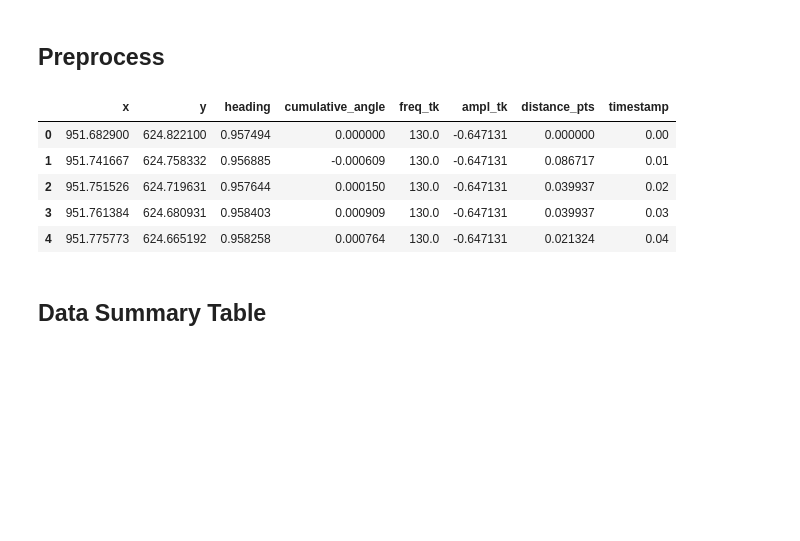
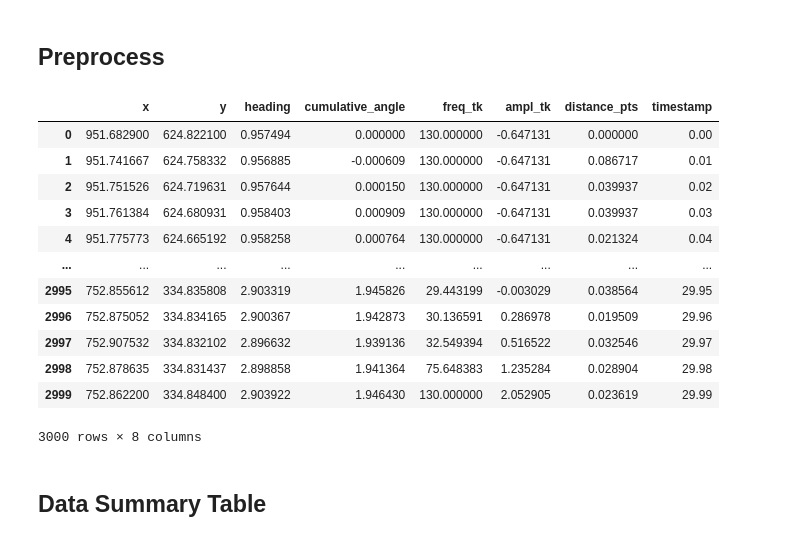
Before and after one commit to katarzyna-kupczyk/Effects-of-Methionine-on-the-OMR-in-Zebrafish-Larvae, a Jupyter notebook: notebooks/final_data_formats.ipynb, the cells around one changed output. Cells and saved outputs as stored; diff of their text form; code cells hidden in the pictures; blank space fills up the shorter version.

```diff
--- a/notebooks/final_data_formats.ipynb
+++ b/notebooks/final_data_formats.ipynb
@@ -19,14 +19,21 @@ raw_data.head()
 # %%
 preproc = pd.read_csv('../raw_data/example_data_format/preprocess.txt')
 preproc = preproc.drop(columns=['Unnamed: 0','Unnamed: 1'])
-preproc.head()
+preproc
 # %% [output]
 |  | x | y | heading | cumulative_angle | freq_tk | ampl_tk | distance_pts | timestamp |
-| 0 | 951.682900 | 624.822100 | 0.957494 | 0.000000 | 130.0 | -0.647131 | 0.000000 | 0.00 |
-| 1 | 951.741667 | 624.758332 | 0.956885 | -0.000609 | 130.0 | -0.647131 | 0.086717 | 0.01 |
-| 2 | 951.751526 | 624.719631 | 0.957644 | 0.000150 | 130.0 | -0.647131 | 0.039937 | 0.02 |
-| 3 | 951.761384 | 624.680931 | 0.958403 | 0.000909 | 130.0 | -0.647131 | 0.039937 | 0.03 |
-| 4 | 951.775773 | 624.665192 | 0.958258 | 0.000764 | 130.0 | -0.647131 | 0.021324 | 0.04 |
+| 0 | 951.682900 | 624.822100 | 0.957494 | 0.000000 | 130.000000 | -0.647131 | 0.000000 | 0.00 |
+| 1 | 951.741667 | 624.758332 | 0.956885 | -0.000609 | 130.000000 | -0.647131 | 0.086717 | 0.01 |
+| 2 | 951.751526 | 624.719631 | 0.957644 | 0.000150 | 130.000000 | -0.647131 | 0.039937 | 0.02 |
+| 3 | 951.761384 | 624.680931 | 0.958403 | 0.000909 | 130.000000 | -0.647131 | 0.039937 | 0.03 |
+| 4 | 951.775773 | 624.665192 | 0.958258 | 0.000764 | 130.000000 | -0.647131 | 0.021324 | 0.04 |
+| ... | ... | ... | ... | ... | ... | ... | ... | ... |
+| 2995 | 752.855612 | 334.835808 | 2.903319 | 1.945826 | 29.443199 | -0.003029 | 0.038564 | 29.95 |
+| 2996 | 752.875052 | 334.834165 | 2.900367 | 1.942873 | 30.136591 | 0.286978 | 0.019509 | 29.96 |
+| 2997 | 752.907532 | 334.832102 | 2.896632 | 1.939136 | 32.549394 | 0.516522 | 0.032546 | 29.97 |
+| 2998 | 752.878635 | 334.831437 | 2.898858 | 1.941364 | 75.648383 | 1.235284 | 0.028904 | 29.98 |
+| 2999 | 752.862200 | 334.848400 | 2.903922 | 1.946430 | 130.000000 | 2.052905 | 0.023619 | 29.99 |
+3000 rows × 8 columns
 # %% [markdown]
 ## Data Summary Table
 # %%
```
Also changed, not shown: parts of 1 cell of this notebook, 11 other files.
